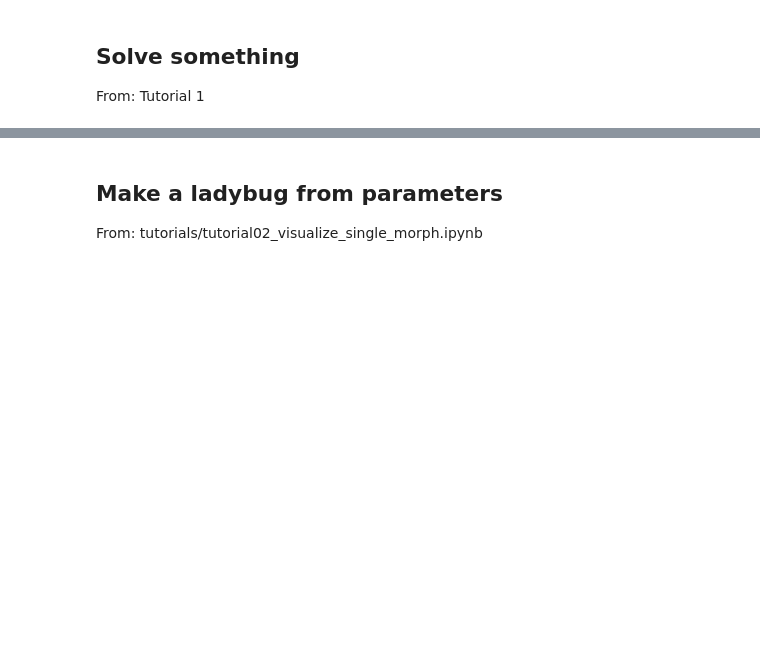
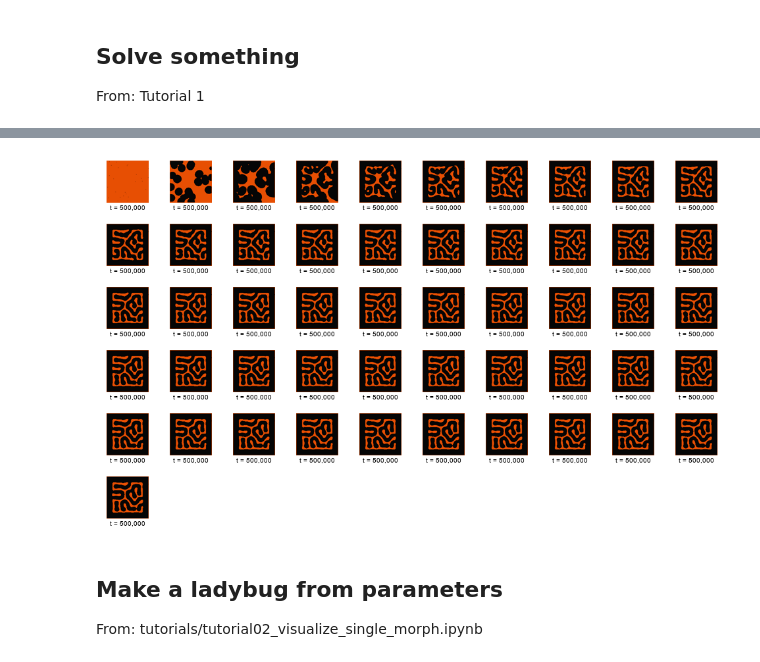
Before and after one commit to cxinsys/lpf, a Jupyter notebook: lpf_colab.ipynb, the cells around one changed output, grey strips where cells are left out. Saved outputs shown, nothing was run; the diff lists cells and outputs as text; code cells hidden in the pictures; blank space fills up the shorter version.

```diff
--- a/lpf_colab.ipynb
+++ b/lpf_colab.ipynb
@@ -71,0 +289,11 @@ From: Tutorial 1
+# %%
+img_patterns = merge_single_timeseries(dpath_input=dpath_images,
+                                       n_cols=10,
+                                       infile_header="pattern",
+                                       ratio_resize=0.5,
+                                       text_format="t = ",
+                                       font_size=10,
+                                       text_margin_ratio=.1)
+img_patterns
+# %% [output]
+[figure, added]
```
Also changed, not shown: parts of 21 cells of this notebook.
